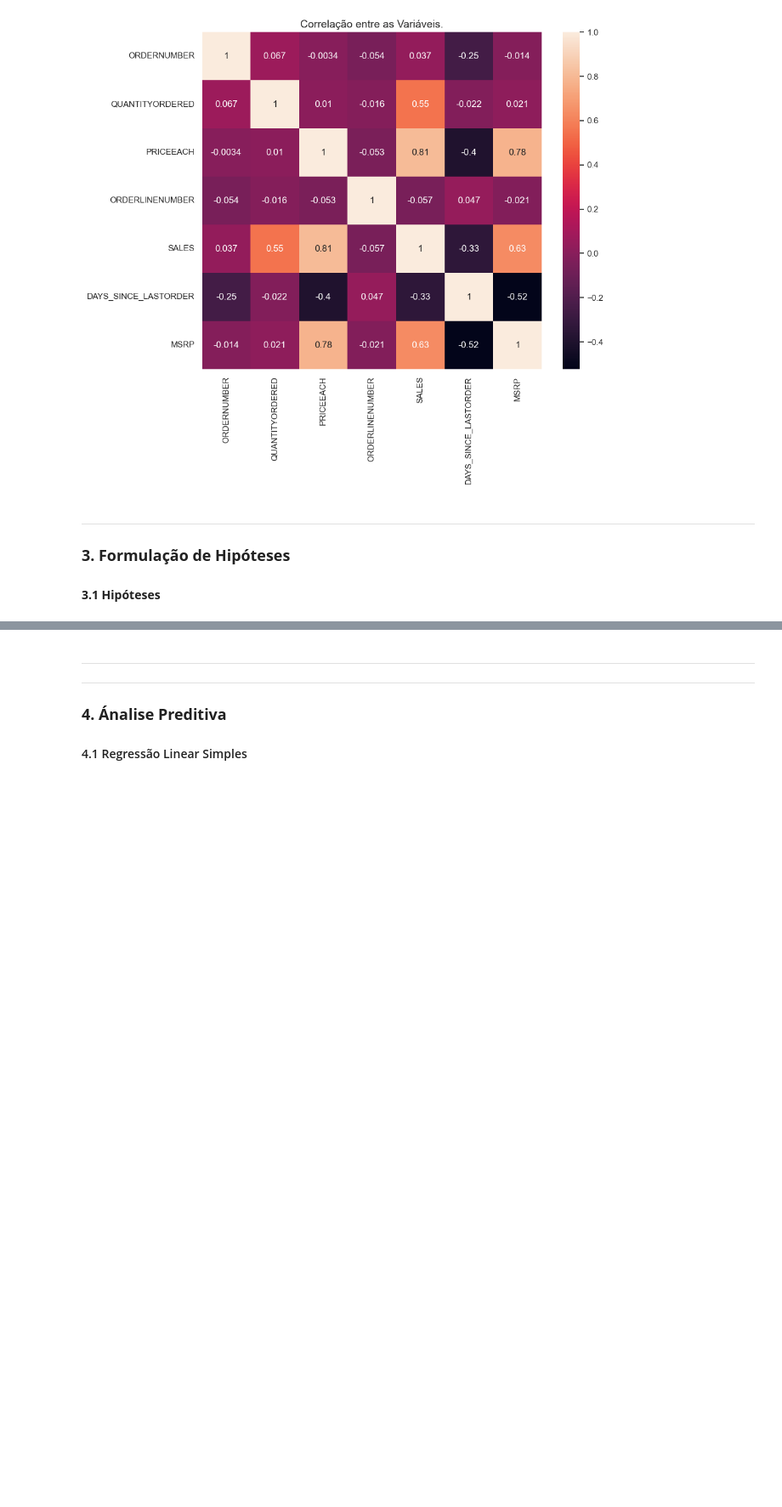
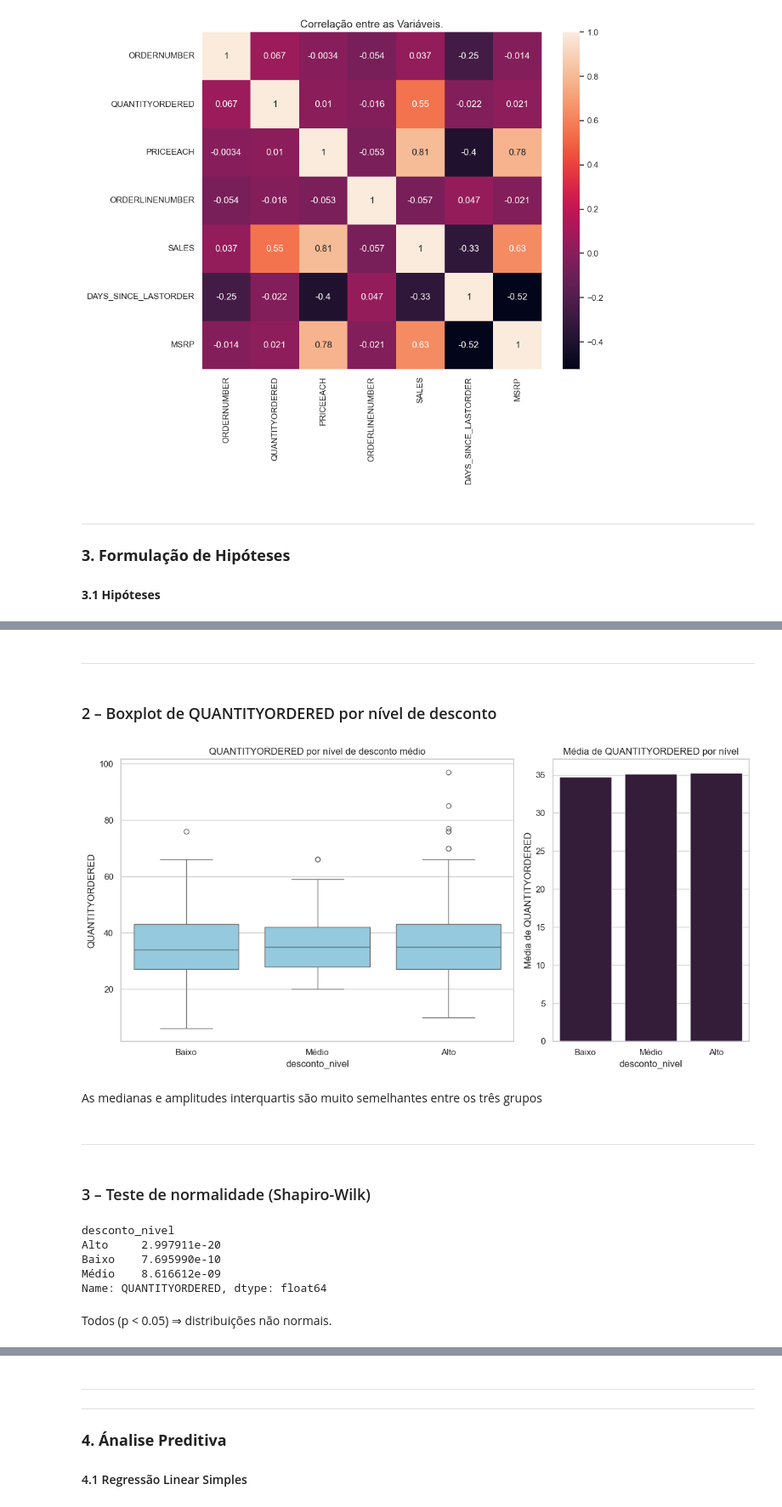
Before and after one commit to Michelyserras/Analise-vendas-automotivas, a Jupyter notebook: notebook/AnaliseAutomotiva.ipynb, the cells around one changed output, grey strips where cells are left out. Shown: that part at 85% size. Drawn from its saved outputs; the diff is of its cells as text; code cells hidden in the pictures; blank space fills up the shorter version.

```diff
--- a/notebook/AnaliseAutomotiva.ipynb
+++ b/notebook/AnaliseAutomotiva.ipynb
@@ -445,0 +427,50 @@ Há diferença significativa nas medianas (Rejeitar H0)
+# %% [markdown]
+----
+# %% [markdown]
+### 2 – Boxplot de QUANTITYORDERED por nível de desconto
+# %%
+fig, ax = plt.subplots(1, 2, figsize=(12, 6), gridspec_kw={'width_ratios': [2, 1]})
+
+sns.boxplot(
+    data=work_df,
+    x="desconto_nivel",
+    y="QUANTITYORDERED",
+    order=["Baixo", "Médio", "Alto"],
+    color="skyblue",
+    ax=ax[0]
+)
+ax[0].set_title("QUANTITYORDERED por nível de desconto médio")
+
+media_qtd = work_df.groupby("desconto_nivel")["QUANTITYORDERED"].mean().reindex(["Baixo", "Médio", "Alto"])
+sns.barplot(
+    x=media_qtd.index,
+    y=media_qtd.values,
+    ax=ax[1]
+)
+ax[1].set_title("Média de QUANTITYORDERED por nível")
+ax[1].set_ylabel("Média de QUANTITYORDERED")
+
+plt.tight_layout()
+plt.show()
+# %% [output]
+[figure, added]
+# %% [markdown]
+As medianas e amplitudes interquartis são muito semelhantes entre os três grupos
+# %% [markdown]
+---
+# %% [markdown]
+### 3 – Teste de normalidade (Shapiro-Wilk)
+# %%
+shapiro_p = (
+    work_df.groupby("desconto_nivel")["QUANTITYORDERED"]
+           .apply(lambda x: shapiro(x)[1])
+)
+shapiro_p
+# %% [output]
+desconto_nivel
+Alto     2.997911e-20
+Baixo    7.695990e-10
+Médio    8.616612e-09
+Name: QUANTITYORDERED, dtype: float64
+# %% [markdown]
+Todos \(p < 0.05\) ⇒ distribuições não normais.
```
Also changed, not shown: parts of 93 cells of this notebook.
